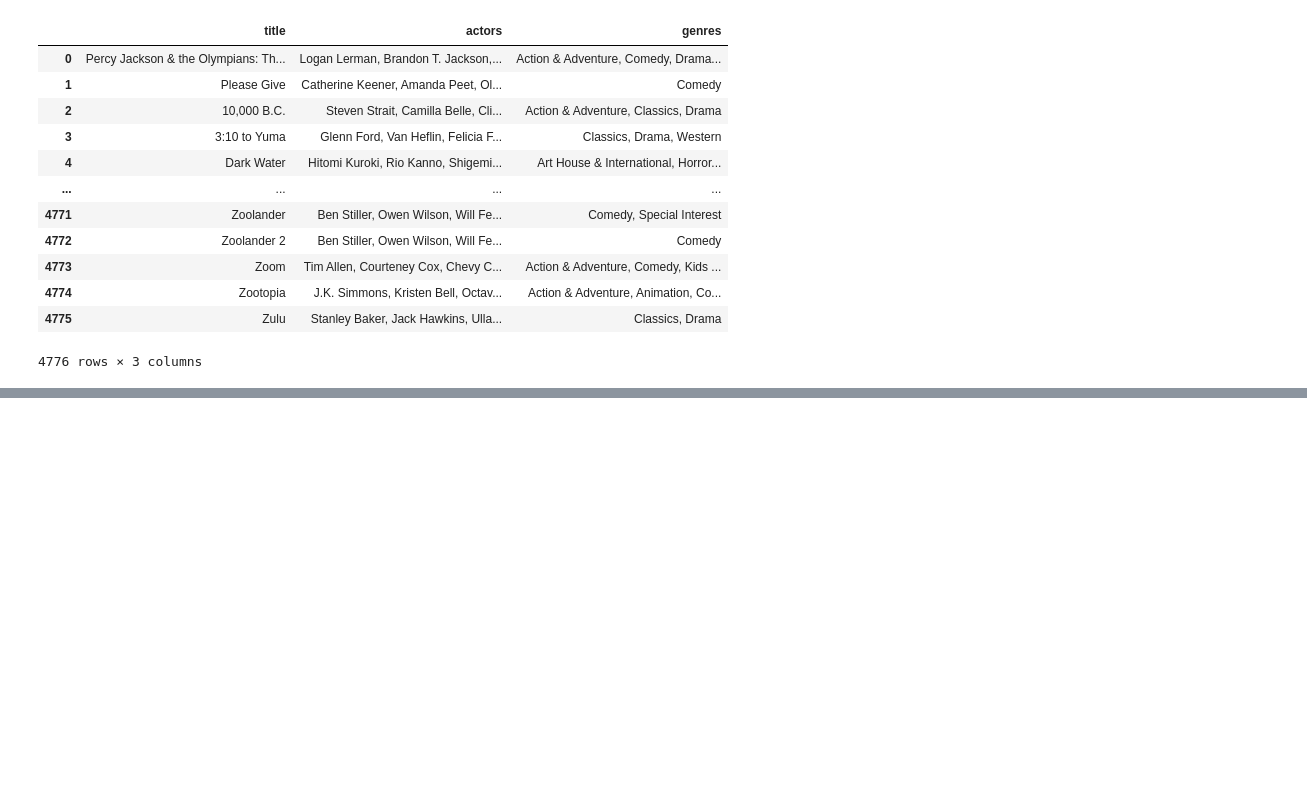
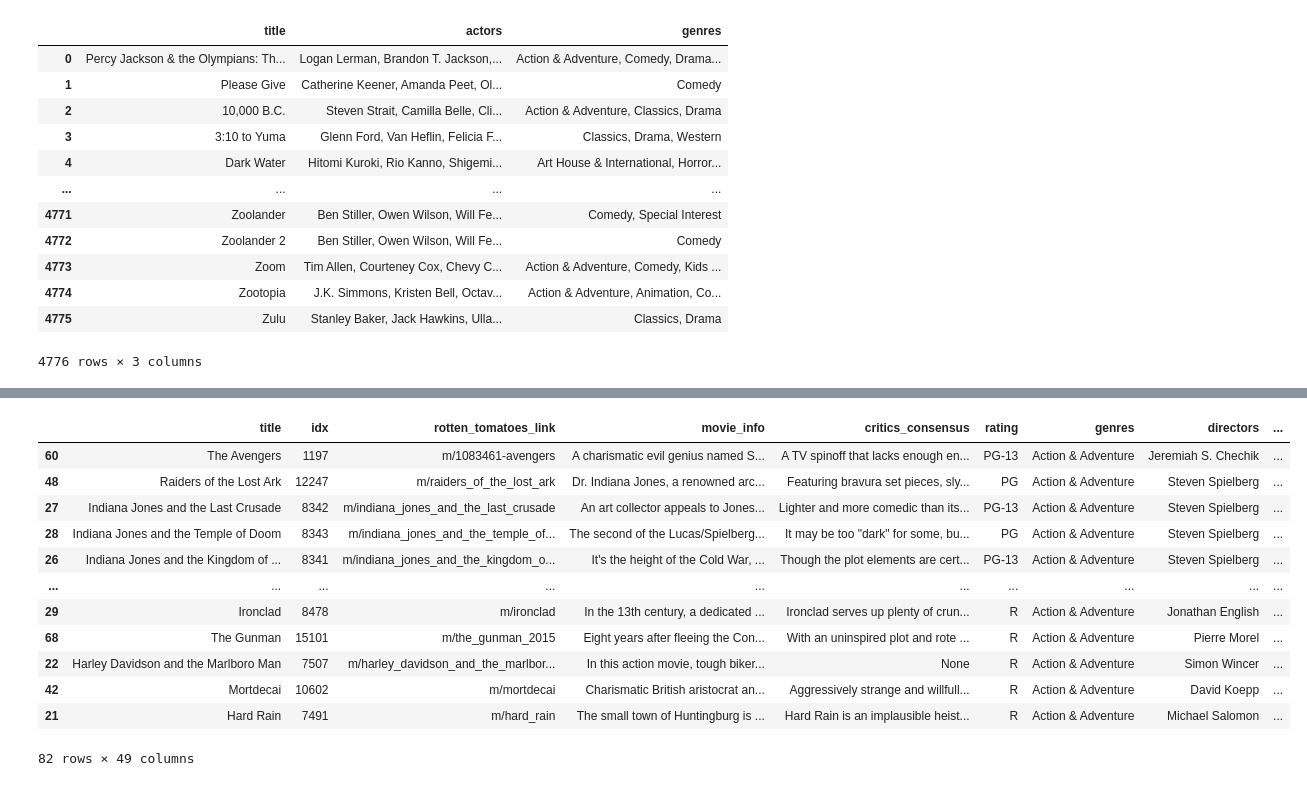
Before and after one commit to jeffreyhwatson/MS_Box_Office_Insights, a Jupyter notebook: rt_tn_workspace-Copy1.ipynb, the cells around one changed output, grey strips where cells are left out. Cells and saved outputs as stored; diff of their text form; code cells hidden in the pictures; blank space fills up the shorter version.

```diff
--- a/rt_tn_workspace-Copy1.ipynb
+++ b/rt_tn_workspace-Copy1.ipynb
@@ -143,7 +163,6 @@ df['international_roi'] = df['international_net'].divide(df['production_budget']
 # %%
-#adding adjust net profit columns
-df['adj_dom_gross'] = df.apply(lambda x: cpi.inflate(x.domestic_gross, x.year), axis=1)
-df['adj_ww_gross'] = df.apply(lambda x: cpi.inflate(x.worldwide_gross, x.year), axis=1)
-df['adj_i_gross'] = df.apply(lambda x: cpi.inflate(x.international_gross, x.year), axis=1)
-df['adj_prod_budg'] = df.apply(lambda x: cpi.inflate(x.production_budget, x.year), axis=1)
-df.info()
+dfr#adding adjust gross profit and budget columns
+dfr['adj_dom_gross'] = dfr.apply(lambda x: cpi.inflate(x.domestic_gross, x.year), axis=1)
+dfr['adj_ww_gross'] = dfr.apply(lambda x: cpi.inflate(x.worldwide_gross, x.year), axis=1)
+dfr['adj_i_gross'] = dfr.apply(lambda x: cpi.inflate(x.international_gross, x.year), axis=1)
+dfr['adj_prod_budg'] = dfr.apply(lambda x: cpi.inflate(x.production_budget, x.year), axis=1)
@@ -610,5 +705,19 @@ len(genres)
 # %%
-action = df[(df['genres'] == 'Action & Adventure')]
+action = dfr[(dfr['genres'] == 'Action & Adventure')]
 unique_titles = action.groupby('title').first().reset_index()
 top100_action = unique_titles.sort_values(by='adj_ww_net', ascending=False)
 top100_action
+# %% [output]
+|  | title | idx | rotten_tomatoes_link | movie_info | critics_consensus | rating | genres | directors | ... |
+| 60 | The Avengers | 1197 | m/1083461-avengers | A charismatic evil genius named S... | A TV spinoff that lacks enough en... | PG-13 | Action & Adventure | Jeremiah S. Chechik | ... |
+| 48 | Raiders of the Lost Ark | 12247 | m/raiders_of_the_lost_ark | Dr. Indiana Jones, a renowned arc... | Featuring bravura set pieces, sly... | PG | Action & Adventure | Steven Spielberg | ... |
+| 27 | Indiana Jones and the Last Crusade | 8342 | m/indiana_jones_and_the_last_crusade | An art collector appeals to Jones... | Lighter and more comedic than its... | PG-13 | Action & Adventure | Steven Spielberg | ... |
+| 28 | Indiana Jones and the Temple of Doom | 8343 | m/indiana_jones_and_the_temple_of... | The second of the Lucas/Spielberg... | It may be too "dark" for some, bu... | PG | Action & Adventure | Steven Spielberg | ... |
+| 26 | Indiana Jones and the Kingdom of ... | 8341 | m/indiana_jones_and_the_kingdom_o... | It's the height of the Cold War, ... | Though the plot elements are cert... | PG-13 | Action & Adventure | Steven Spielberg | ... |
+| ... | ... | ... | ... | ... | ... | ... | ... | ... | ... |
+| 29 | Ironclad | 8478 | m/ironclad | In the 13th century, a dedicated ... | Ironclad serves up plenty of crun... | R | Action & Adventure | Jonathan English | ... |
+| 68 | The Gunman | 15101 | m/the_gunman_2015 | Eight years after fleeing the Con... | With an uninspired plot and rote ... | R | Action & Adventure | Pierre Morel | ... |
+| 22 | Harley Davidson and the Marlboro Man | 7507 | m/harley_davidson_and_the_marlbor... | In this action movie, tough biker... | None | R | Action & Adventure | Simon Wincer | ... |
+| 42 | Mortdecai | 10602 | m/mortdecai | Charismatic British aristocrat an... | Aggressively strange and willfull... | R | Action & Adventure | David Koepp | ... |
+| 21 | Hard Rain | 7491 | m/hard_rain | The small town of Huntingburg is ... | Hard Rain is an implausible heist... | R | Action & Adventure | Michael Salomon | ... |
+82 rows × 49 columns
```
Also changed, not shown: parts of 43 cells of this notebook, 1 other file.
